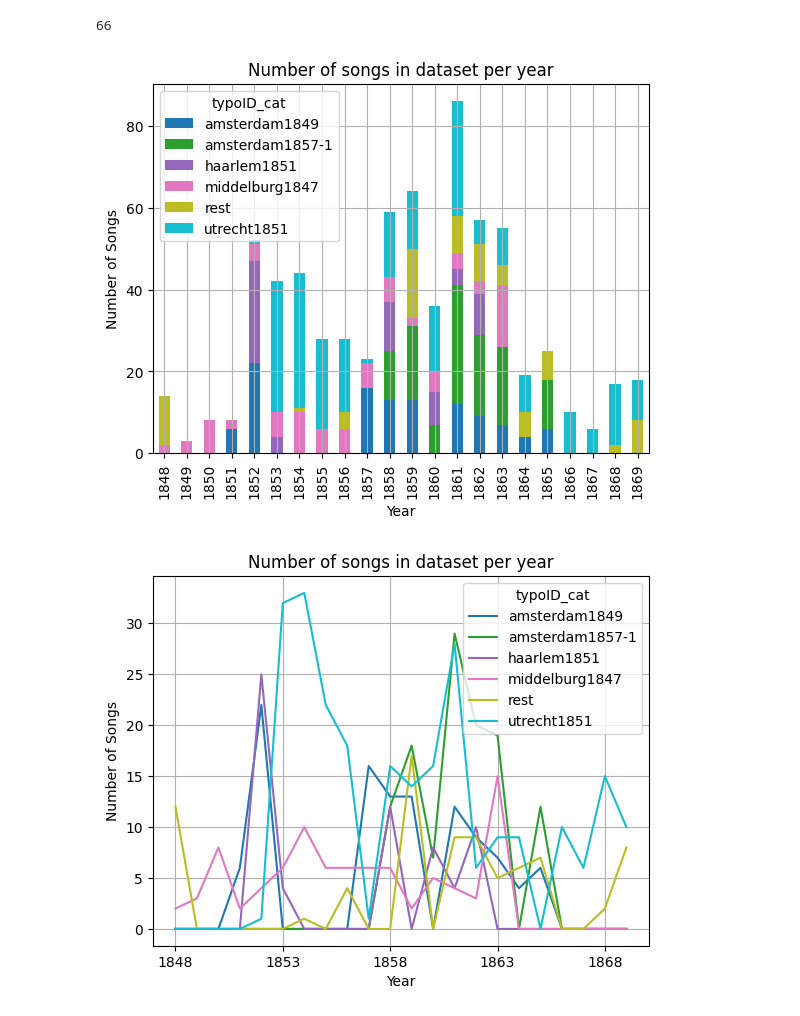
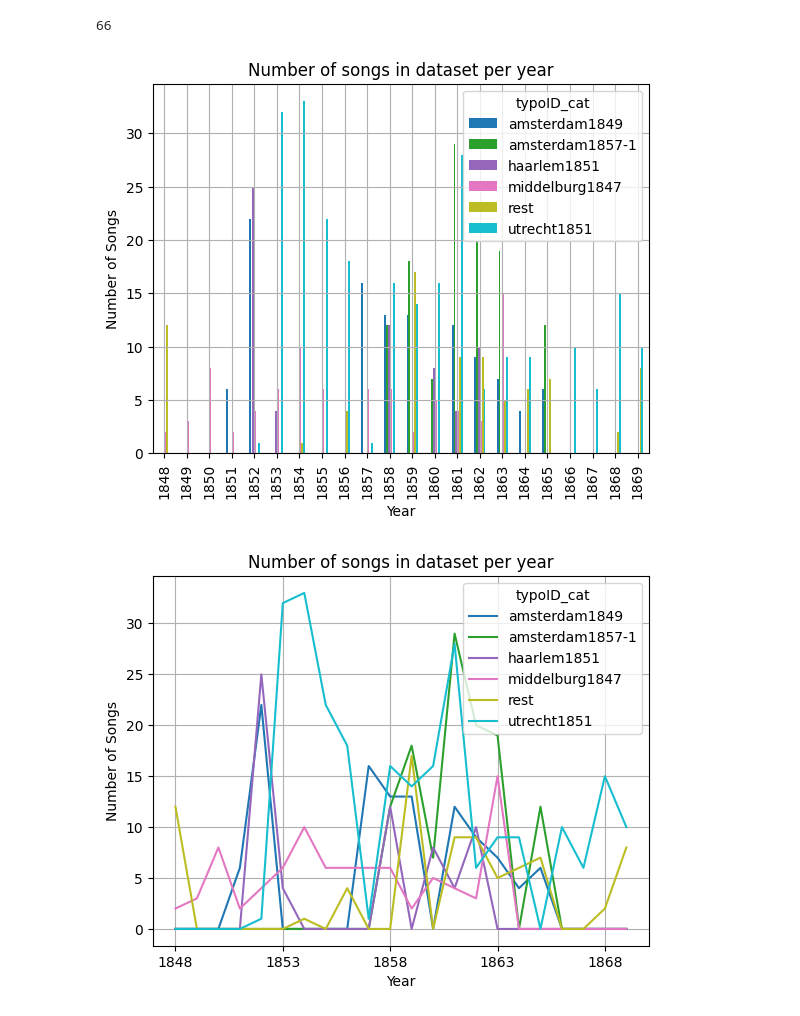
Before and after one commit to ivozandhuis/tv-liedjes, a Jupyter notebook: analysis/overview.ipynb, the cells around one changed output. Saved outputs shown, nothing was run; the diff lists cells and outputs as text; code cells hidden in the pictures.

```diff
--- a/analysis-songs.ipynb
+++ b/analysis/overview.ipynb
@@ -60,22 +60,22 @@ df.loc[df['typoID'] == 'leiden1854', 'typoID_cat'] = 'rest'
 # %%
 
 # Group by 'jaartal' and 'typoID' and count occurrences
 count_songs_per_year_per_tv = df.groupby(['jaartal', 'typoID_cat']).size().unstack(fill_value=0)
 
 # Plotting the stacked bar chart
-ax = count_songs_per_year_per_tv.plot(kind='bar', stacked=True, title="Number of songs in dataset per year", colormap='tab10', grid=True)
+ax = count_songs_per_year_per_tv.plot(kind='bar', title="Number of songs in dataset per year", colormap='tab10', grid=True)
 
 # Setting the x-axis limit
 ax.set_xlim(-0.5, len(count_songs_per_year_per_tv) - 0.5)  # Adjust xlim according to number of bars
 
 # Adding labels
 ax.set_xlabel('Year')
 ax.set_ylabel('Number of Songs')
 
 # Display the plot
 plt.show()
 # %% [output]
-[figure, old version]
+[figure, new version]
 # %%
 
 # Group by 'jaartal' and 'typoID' and count occurrences
```
Also changed, not shown: parts of 2 cells of this notebook, 12 other files.
